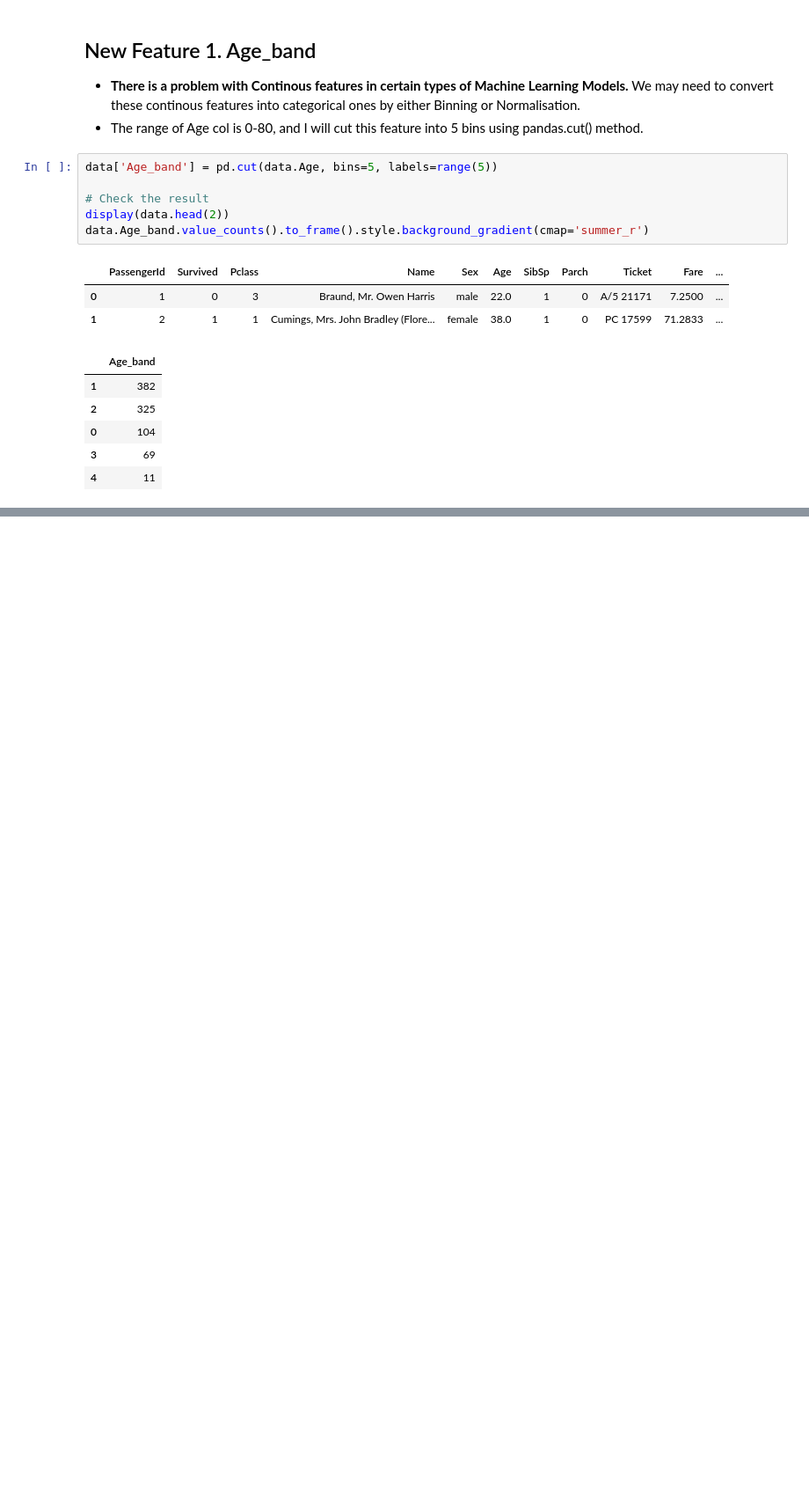
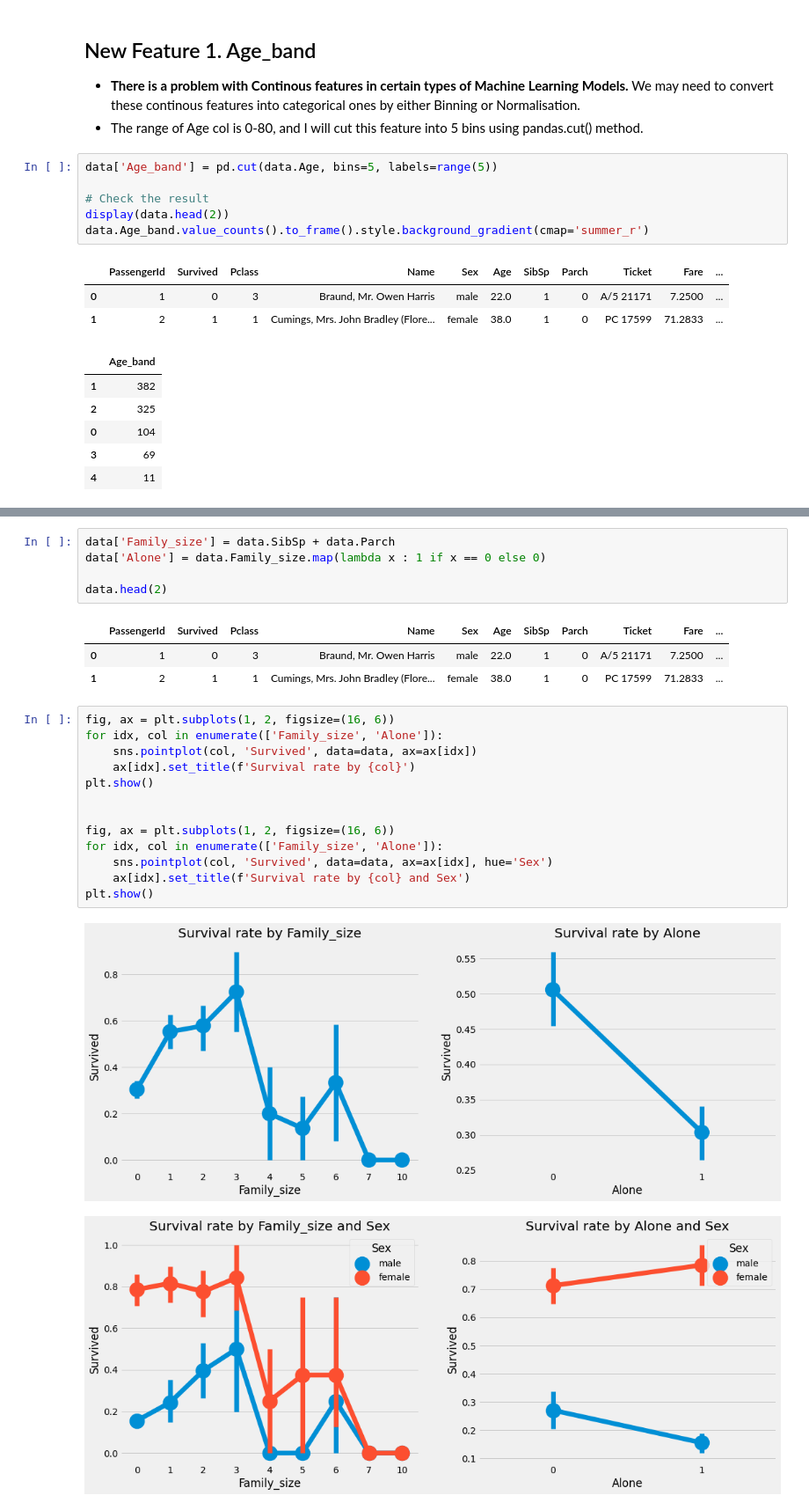
Before and after one commit to sam351/competitions, a Jupyter notebook: kaggle_titanic/200517_Titanic_study-02_FE-and-Data-Cleaning.ipynb, the cells around one changed output, grey strips where cells are left out. Shown at 88% size. Cells and saved outputs as stored; diff of their text form; blank space fills up the shorter version.

Commit message:
Modify 200517_Titanic_study-02_FE-and-Data-Cleaning.ipynb
- Add a new feature of Family_size
- Add a new feature of Alone

```diff
--- a/kaggle_titanic/200517_Titanic_study-02_FE-and-Data-Cleaning.ipynb
+++ b/kaggle_titanic/200517_Titanic_study-02_FE-and-Data-Cleaning.ipynb
@@ -140,0 +146,25 @@ plt.show()
+# %%
+data['Family_size'] = data.SibSp + data.Parch
+data['Alone'] = data.Family_size.map(lambda x : 1 if x == 0 else 0)
+
+data.head(2)
+# %% [output]
+|  | PassengerId | Survived | Pclass | Name | Sex | Age | SibSp | Parch | Ticket | Fare | ... |
+| 0 | 1 | 0 | 3 | Braund, Mr. Owen Harris | male | 22.0 | 1 | 0 | A/5 21171 | 7.2500 | ... |
+| 1 | 2 | 1 | 1 | Cumings, Mrs. John Bradley (Flore... | female | 38.0 | 1 | 0 | PC 17599 | 71.2833 | ... |
+# %%
+fig, ax = plt.subplots(1, 2, figsize=(16, 6))
+for idx, col in enumerate(['Family_size', 'Alone']):
+    sns.pointplot(col, 'Survived', data=data, ax=ax[idx])
+    ax[idx].set_title(f'Survival rate by {col}')
+plt.show()
+
+
+fig, ax = plt.subplots(1, 2, figsize=(16, 6))
+for idx, col in enumerate(['Family_size', 'Alone']):
+    sns.pointplot(col, 'Survived', data=data, ax=ax[idx], hue='Sex')
+    ax[idx].set_title(f'Survival rate by {col} and Sex')
+plt.show()
+# %% [output]
+[figure, added]
+[figure, added]
```
Also changed, not shown: parts of 5 cells of this notebook.
